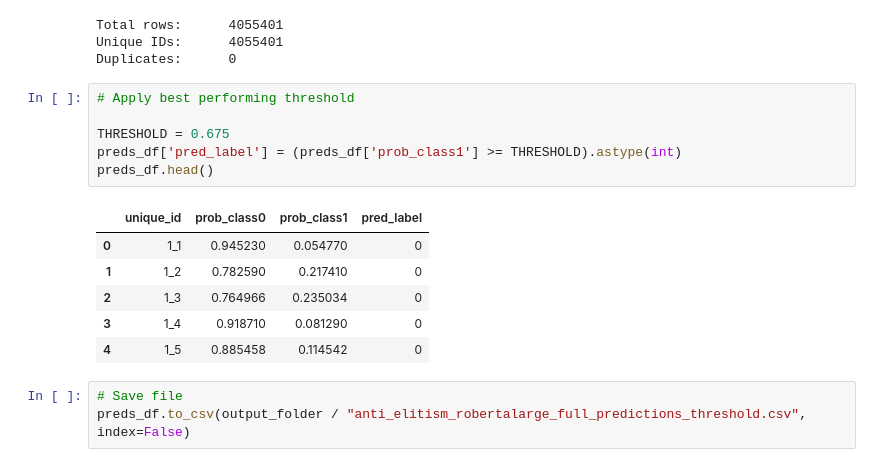
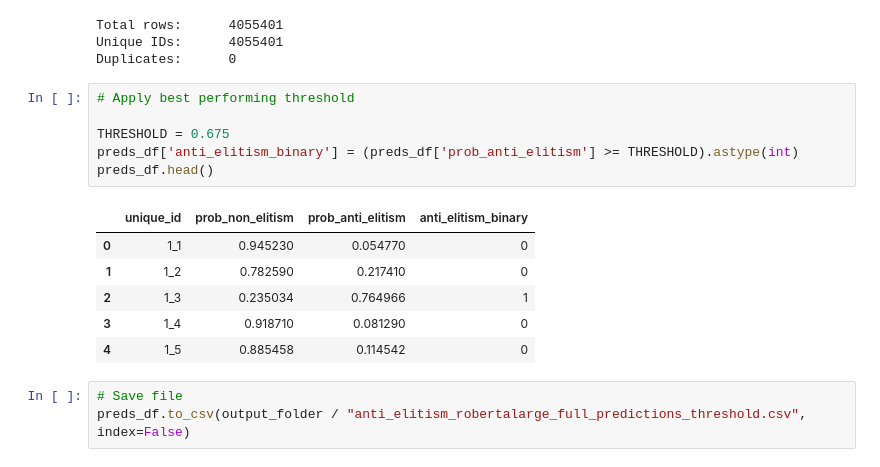
Before and after one commit to gransera/ep_populism_classification, a Jupyter notebook: notebooks/02_model_application_elite.ipynb, the cells around one changed output. Drawn from its saved outputs; the diff is of its cells as text.

```diff
--- a/notebooks/02_model_application_elite.ipynb
+++ b/notebooks/02_model_application_elite.ipynb
@@ -198,14 +201,14 @@ Duplicates:      0
 # %%
 # Apply best performing threshold
 
 THRESHOLD = 0.675
-preds_df['pred_label'] = (preds_df['prob_class1'] >= THRESHOLD).astype(int)
+preds_df['anti_elitism_binary'] = (preds_df['prob_anti_elitism'] >= THRESHOLD).astype(int)
 preds_df.head()
 # %% [output]
-|  | unique_id | prob_class0 | prob_class1 | pred_label |
+|  | unique_id | prob_non_elitism | prob_anti_elitism | anti_elitism_binary |
 | 0 | 1_1 | 0.945230 | 0.054770 | 0 |
 | 1 | 1_2 | 0.782590 | 0.217410 | 0 |
-| 2 | 1_3 | 0.764966 | 0.235034 | 0 |
+| 2 | 1_3 | 0.235034 | 0.764966 | 1 |
 | 3 | 1_4 | 0.918710 | 0.081290 | 0 |
 | 4 | 1_5 | 0.885458 | 0.114542 | 0 |
 # %%
```
Also changed, not shown: parts of 15 cells of this notebook.
